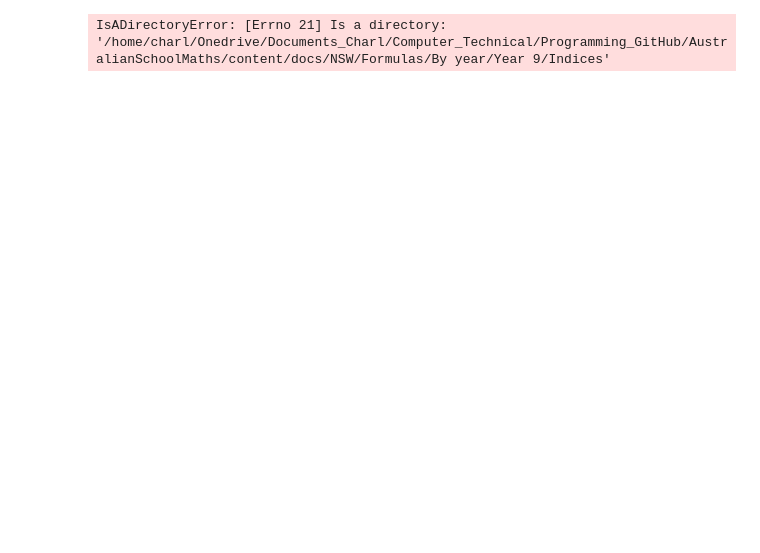
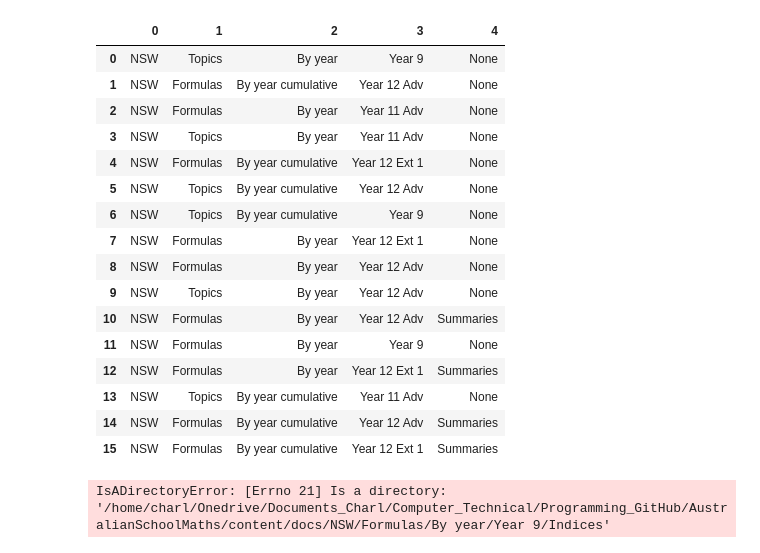
Before and after one commit to charl-potgieter/AustralianSchoolMaths, a Jupyter notebook: WebsiteCreator/caller.ipynb, the cells around one changed output. Saved outputs shown, nothing was run; the diff lists cells and outputs as text; code cells hidden in the pictures; blank space fills up the shorter version.

Commit message:
formulas_to_class wip 22

```diff
--- a/WebsiteCreator/caller.ipynb
+++ b/WebsiteCreator/caller.ipynb
@@ -8,7 +8,4 @@ import pandas as pd
 
 
 data_sources = DataSource()
-# my_dirs = DirectoryHierarchies(DataSource.hierarchies_directory())
+site_hierarchy = SiteHierarchies(data_sources.site_hierarchies())
-# %%
-a = [1,2,3,4]
-a[:-1]
@@ -17,3 +32,44 @@ a[:-1]
+# %%
+dirs = site_hierarchy.directory_paths()
+dirs = [x.split(os.path.sep) for x in dirs]
+df = pd.DataFrame(dirs)
+
+display(df)
+
+
+def all_path_levels(_hierarchy_data):
+    """Returns a list of unique paths recursively at each directory level
+    for the directory hierarchies stored in this class
+    """
+    all_path_levels = []
+    for column_index in range(len(_hierarchy_data.columns)):
+        paths_at_current_level = _hierarchy_data.iloc[
+            :, :column_index+1]
+        paths_at_current_level = (paths_at_current_level
+                                    .drop_duplicates().dropna())
+        paths_at_current_level = paths_at_current_level.apply(
+                os.path.sep.join, axis=1)
+        all_path_levels = all_path_levels + list(paths_at_current_level)
+    all_path_levels = list(set(all_path_levels))
+    return all_path_levels
+# %% [output]
+|  | 0 | 1 | 2 | 3 | 4 |
+| 0 | NSW | Topics | By year | Year 9 | None |
+| 1 | NSW | Formulas | By year cumulative | Year 12 Adv | None |
+| 2 | NSW | Formulas | By year | Year 11 Adv | None |
+| 3 | NSW | Topics | By year | Year 11 Adv | None |
+| 4 | NSW | Formulas | By year cumulative | Year 12 Ext 1 | None |
+| 5 | NSW | Topics | By year cumulative | Year 12 Adv | None |
+| 6 | NSW | Topics | By year cumulative | Year 9 | None |
+| 7 | NSW | Formulas | By year | Year 12 Ext 1 | None |
+| 8 | NSW | Formulas | By year | Year 12 Adv | None |
+| 9 | NSW | Topics | By year | Year 12 Adv | None |
+| 10 | NSW | Formulas | By year | Year 12 Adv | Summaries |
+| 11 | NSW | Formulas | By year | Year 9 | None |
+| 12 | NSW | Formulas | By year | Year 12 Ext 1 | Summaries |
+| 13 | NSW | Topics | By year cumulative | Year 11 Adv | None |
+| 14 | NSW | Formulas | By year cumulative | Year 12 Adv | Summaries |
+| 15 | NSW | Formulas | By year cumulative | Year 12 Ext 1 | Summaries |
 # %%
 def create_formula_pages(formulas, base_dir):
     for formula_table in formulas.formula_tables():
```
Also changed, not shown: parts of 2 cells of this notebook, 24 other files.
